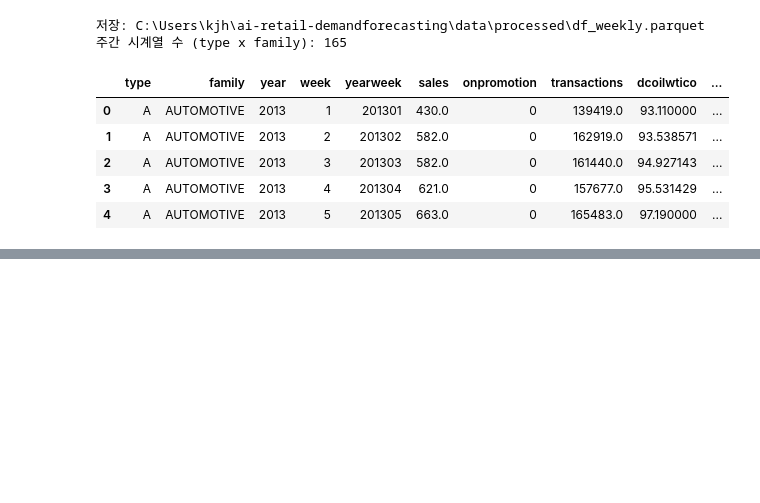
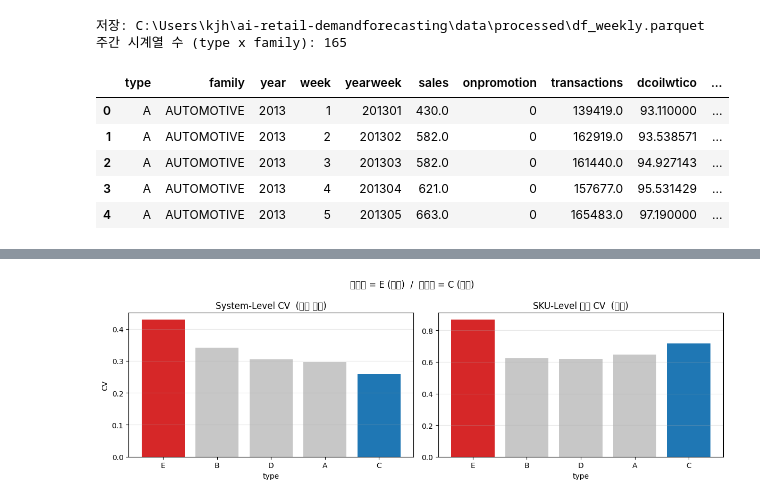
Before and after one commit to junghyuk-kim/ai-retail-demandforecasting, a Jupyter notebook: code/02_데이터셋_로드_전처리.ipynb, the cells around one changed output, grey strips where cells are left out. Saved outputs shown, nothing was run; the diff lists cells and outputs as text; code cells hidden in the pictures; blank space fills up the shorter version.

```diff
--- a/code/02_데이터셋_로드_전처리.ipynb
+++ b/code/02_데이터셋_로드_전처리.ipynb
@@ -205,0 +212,11 @@ df_weekly.head()
+# %%
+from utils.stats_summary import type_variation_table, select_extreme_types, variation_significance_test
+from utils.config import save_selected_types
+
+# type별 System-Level + SKU-Level 변동성 프로파일 (논문 Table 3.2 스타일)
+var_table = type_variation_table(df_weekly)
+cols = ['n_family', 'sys_mean', 'sys_cv', 'sys_skew', 'sys_kurt',
+        'sku_mean_cv', 'sku_mean_cv2', 'sku_mean_adi', 'sku_mean_zero_ratio']
+print('=== type별 수요 변동성 (System-Level CV 내림차순) ===')
+var_table.to_csv(DATA_PROCESSED / 'type_variation_stats.csv')
+var_table[cols].round(3)
@@ -205,0 +232,16 @@ df_weekly.head()
+# %%
+# System-Level CV 최대=고변동, 최소=저변동 → 실험 대상 2-type 선정
+sel = select_extreme_types(var_table, metric='sys_cv')
+sig = variation_significance_test(df_weekly, sel['high'], sel['low'])
+save_selected_types(sel['high'], sel['low'], extra={
+    'metric': sel['metric'],
+    'high_sys_cv': round(sel['high_value'], 4),
+    'low_sys_cv': round(sel['low_value'], 4),
+})
+print(f"고변동 type: {sel['high']} (System CV = {sel['high_value']:.3f})")
+print(f"저변동 type: {sel['low']} (System CV = {sel['low_value']:.3f})")
+print(f"→ 이후 실험 대상: [{sel['high']}, {sel['low']}]   (5 type → 2 type, 실험 60% 축소)")
+print()
+print(f"[참고] 두 type의 family-level CV 분포 Mann-Whitney U 검정: p = {sig['p_value']:.3f}")
+print("  System-Level CV는 뚜렷이 갈리지만 SKU-Level(family) CV 분포 차이는 약함")
+print("  → '고/저변동은 System-Level로 판별한다'는 논문 3.3절 구조와 동일")
@@ -206,3 +256,19 @@ df_weekly.head()
+# %%
+import matplotlib.pyplot as plt
+
+order = list(var_table.index)
+colors = ['#d62728' if t == sel['high'] else '#1f77b4' if t == sel['low'] else '#c7c7c7' for t in order]
+fig, ax = plt.subplots(1, 2, figsize=(12, 4))
+ax[0].bar(order, var_table['sys_cv'], color=colors)
+ax[0].set_title('System-Level CV  (선정 기준)'); ax[0].set_ylabel('CV'); ax[0].set_xlabel('type')
+ax[1].bar(order, var_table['sku_mean_cv'], color=colors)
+ax[1].set_title('SKU-Level 평균 CV  (참고)'); ax[1].set_xlabel('type')
+for a in ax:
+    a.grid(axis='y', alpha=0.3)
+fig.suptitle(f"고변동 = {sel['high']} (빨강)  /  저변동 = {sel['low']} (파랑)")
+plt.tight_layout(); plt.show()
+# %% [output]
+[figure, added]
 # %% [markdown]
 ## 분석 요약
 
```
Also changed, not shown: parts of 4 cells of this notebook, 2 other files.
